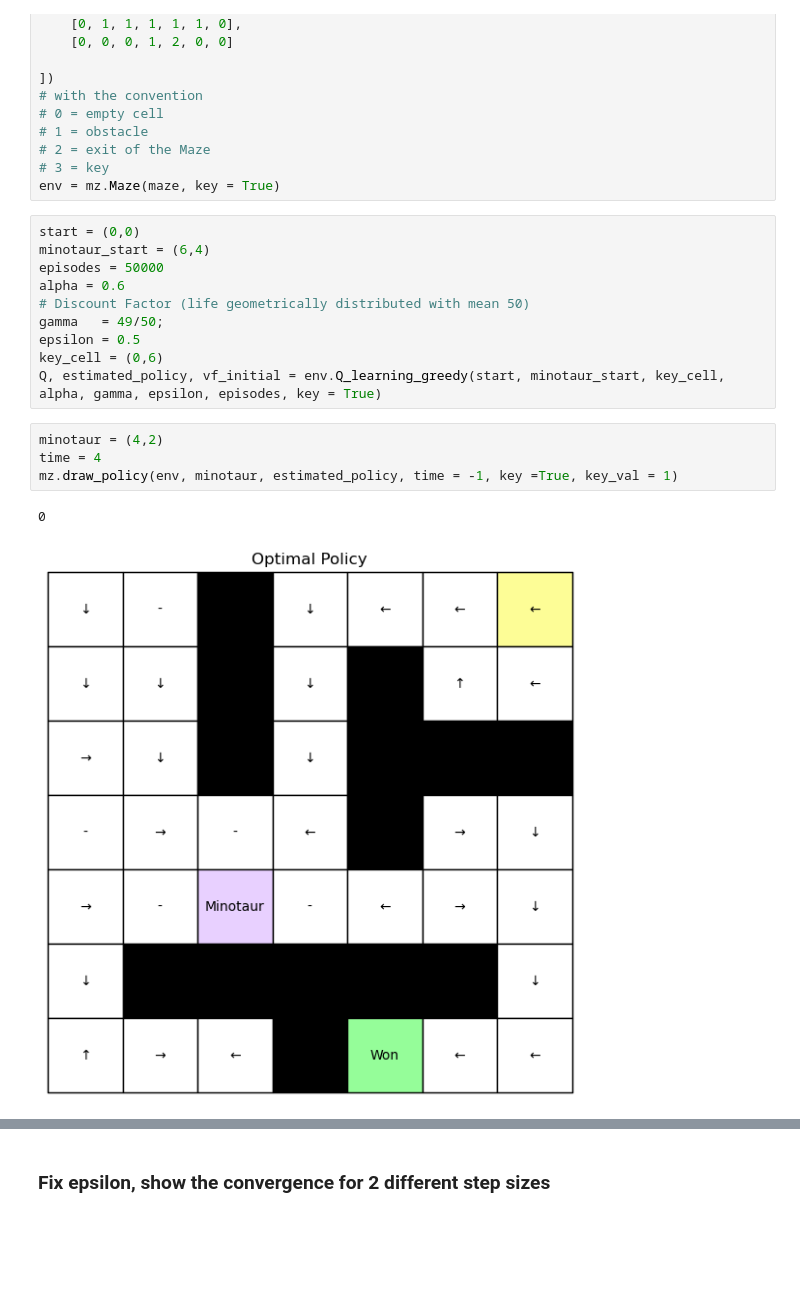
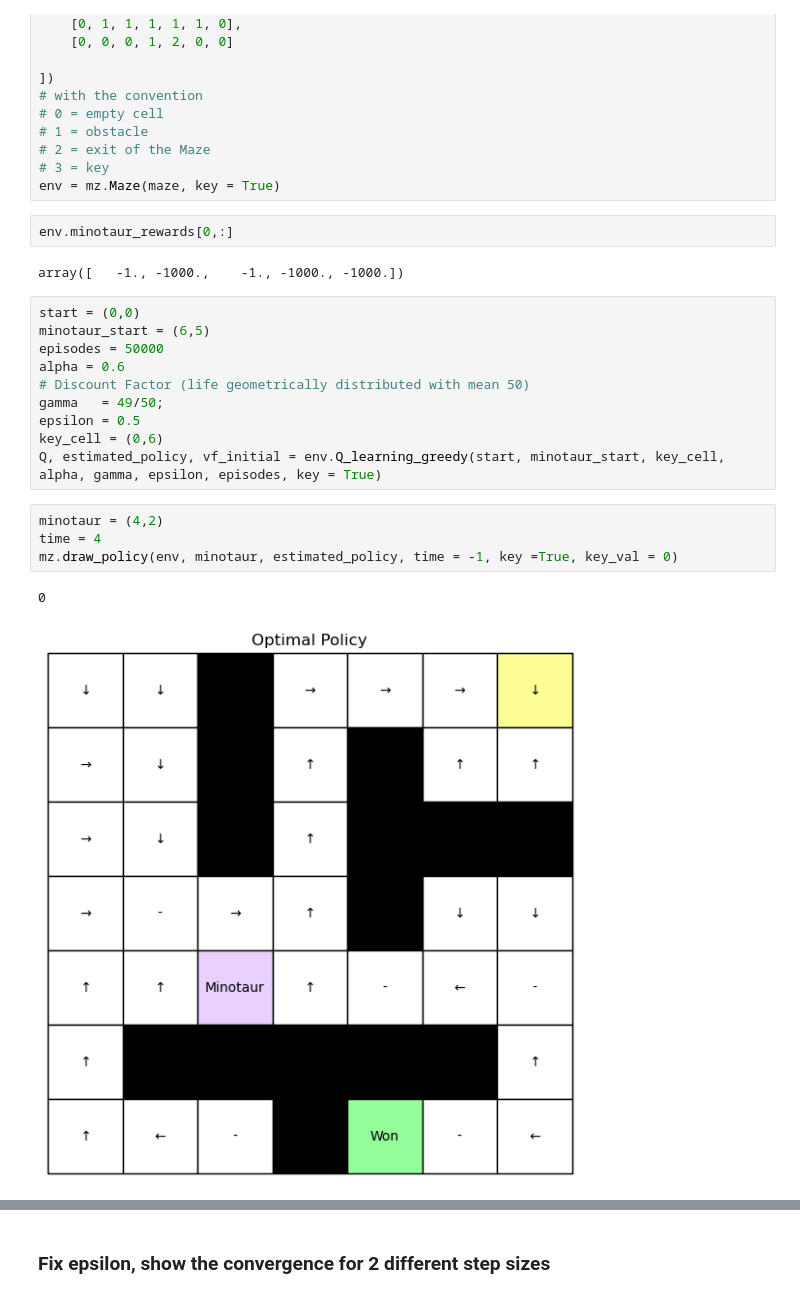
Before and after one commit to citrovin/reinforcement-learning, a Jupyter notebook: lab1/lab1.ipynb, the cells around one changed output, grey strips where cells are left out. Drawn from its saved outputs; the diff is of its cells as text; blank space fills up the shorter version.

```diff
--- a/lab1/lab1.ipynb
+++ b/lab1/lab1.ipynb
@@ -262,9 +228,13 @@ maze = np.array([
 # 2 = exit of the Maze
 # 3 = key
 env = mz.Maze(maze, key = True)
+# %%
+env.minotaur_rewards[0,:]
+# %% [output]
+array([   -1., -1000.,    -1., -1000., -1000.])
 # %%
 start = (0,0)
-minotaur_start = (6,4)
+minotaur_start = (6,5)
 episodes = 50000
 alpha = 0.6
 # Discount Factor (life geometrically distributed with mean 50)
@@ -275,7 +245,7 @@ Q, estimated_policy, vf_initial = env.Q_learning_greedy(start, minotaur_start, k
 # %%
 minotaur = (4,2)
 time = 4
-mz.draw_policy(env, minotaur, estimated_policy, time = -1, key =True, key_val = 1)
+mz.draw_policy(env, minotaur, estimated_policy, time = -1, key =True, key_val = 0)
 # %% [output]
 0
-[figure, old version]
+[figure, new version]
```
Also changed, not shown: parts of 25 cells of this notebook, 1 other file.
